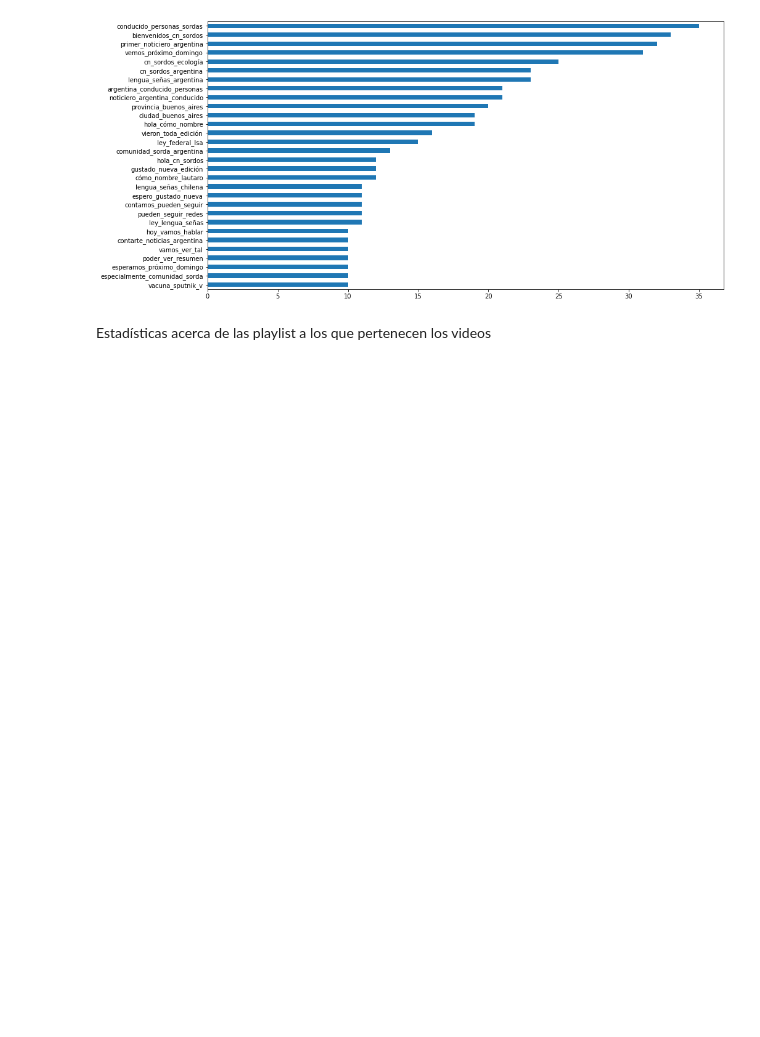
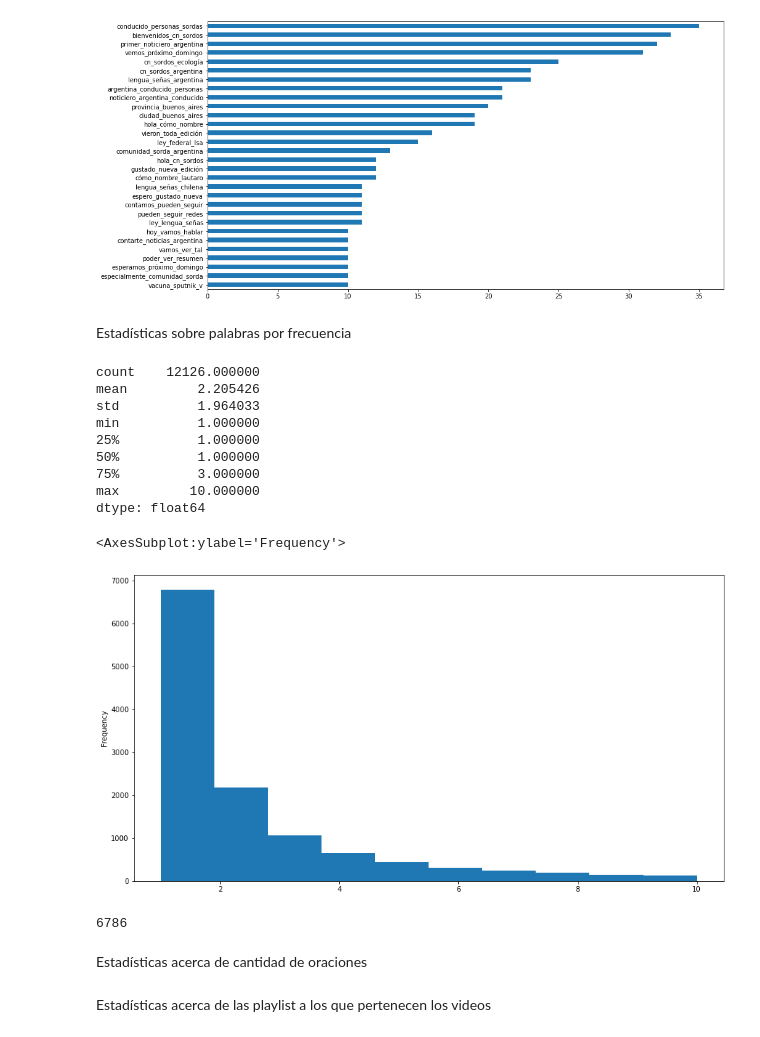
Before and after one commit to midusi/LSA-T, a Jupyter notebook: visualization/subtitles_analysis.ipynb, the cells around one changed output. Saved outputs shown, nothing was run; the diff lists cells and outputs as text; code cells hidden in the pictures; blank space fills up the shorter version.

```diff
--- a/visualization/subtitles_analysis.ipynb
+++ b/visualization/subtitles_analysis.ipynb
@@ -152,6 +155,33 @@ max         35.000000
 dtype: float64
 <AxesSubplot:>
 [figure]
+# %% [markdown]
+Estadísticas sobre palabras por frecuencia
+# %%
+total_words_range = {k:v for (k,v) in word_count.items() if v <= 10}
+total_words_range_s = pd.Series(total_words_range).sort_values(ascending=False)
+
+display(total_words_range_s.describe())
+display(total_words_range_s.plot.hist(figsize=(15,8)))
+# %% [output]
+count    12126.000000
+mean         2.205426
+std          1.964033
+min          1.000000
+25%          1.000000
+50%          1.000000
+75%          3.000000
+max         10.000000
+dtype: float64
+<AxesSubplot:ylabel='Frequency'>
+[figure, added]
+# %%
+singletons = [word for (word, freq) in word_count.items() if freq == 1]
+len(singletons)
+# %% [output]
+6786
+# %% [markdown]
+Estadísticas acerca de cantidad de oraciones
 # %% [markdown]
 Estadísticas acerca de las playlist a los que pertenecen los videos
 # %%
```
Also changed, not shown: parts of 3 cells of this notebook.
